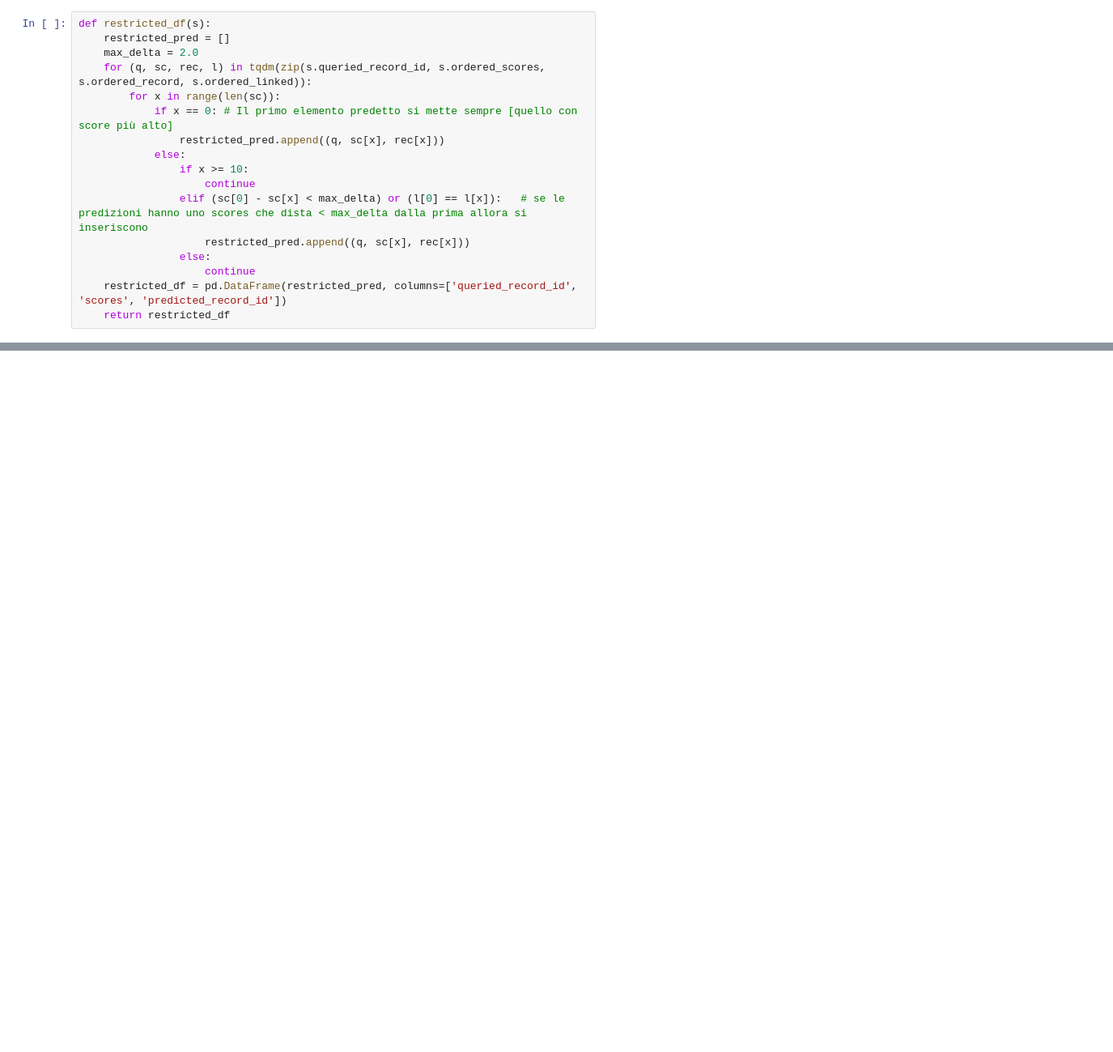
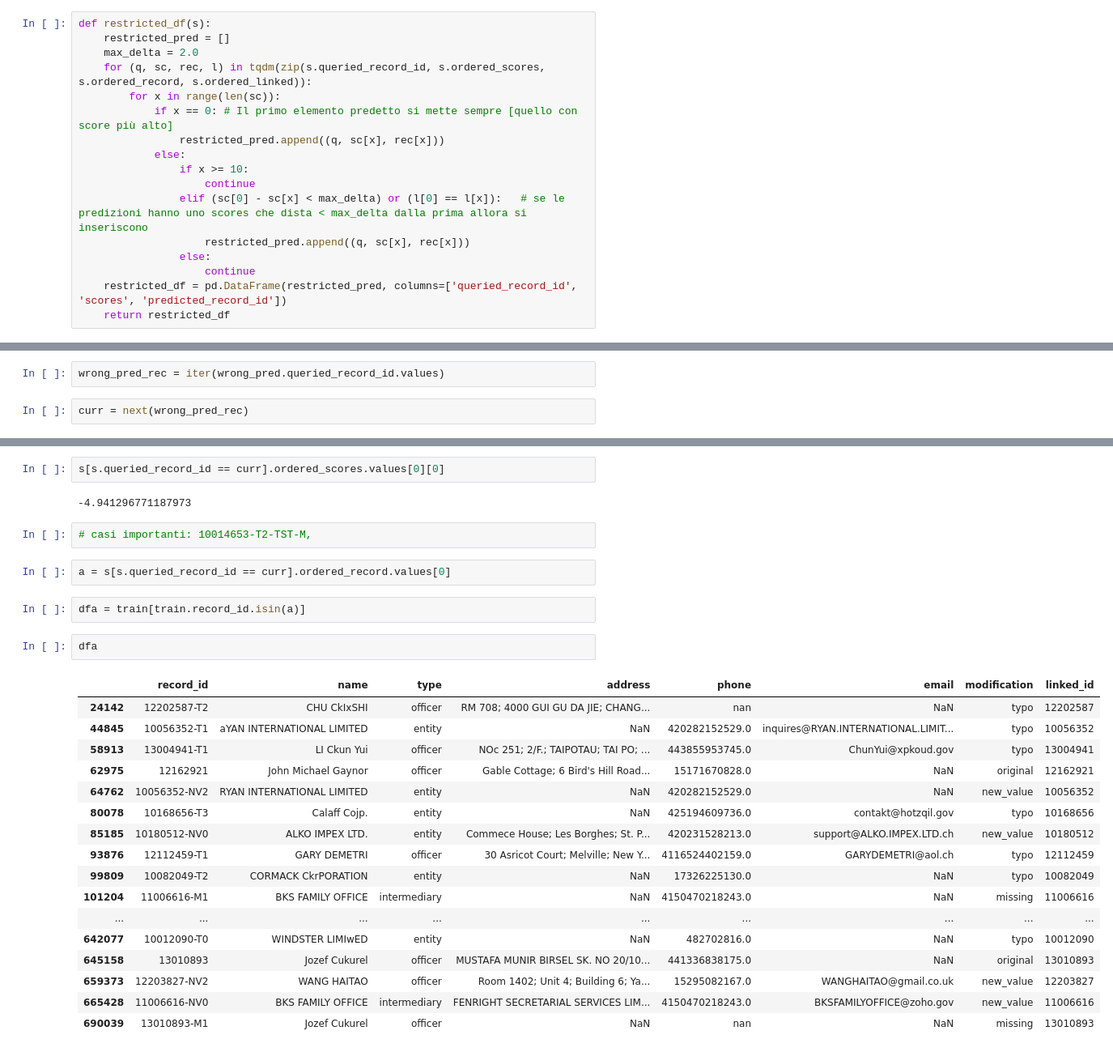
Before and after one commit to teomores/Oracle_HPC_contest, a Jupyter notebook: notebooks/Precision, Recall and more.ipynb, the cells around one changed output, grey strips where cells are left out. Shown at 81% size. Cells and saved outputs as stored; diff of their text form; blank space fills up the shorter version.

```diff
--- a/notebooks/Precision, Recall and more.ipynb
+++ b/notebooks/Precision, Recall and more.ipynb
@@ -272,0 +156,4 @@ sub[sub.queried_record_id == '15004001-T0-TST-CP']
+# %%
+wrong_pred_rec = iter(wrong_pred.queried_record_id.values)
+# %%
+curr = next(wrong_pred_rec)
@@ -272,0 +184,30 @@ sub[sub.queried_record_id == '15004001-T0-TST-CP']
+# %%
+s[s.queried_record_id == curr].ordered_scores.values[0][0]
+# %% [output]
+-4.941296771187973
+# %%
+# casi importanti: 10014653-T2-TST-M,
+# %%
+a = s[s.queried_record_id == curr].ordered_record.values[0]
+# %%
+dfa = train[train.record_id.isin(a)]
+# %%
+dfa
+# %% [output]
+|  | record_id | name | type | address | phone | email | modification | linked_id |
+| 24142 | 12202587-T2 | CHU CkIxSHI | officer | RM 708; 4000 GUI GU DA JIE; CHANG... | nan | NaN | typo | 12202587 |
+| 44845 | 10056352-T1 | aYAN INTERNATIONAL LIMITED | entity | NaN | 420282152529.0 | inquires@RYAN.INTERNATIONAL.LIMIT... | typo | 10056352 |
+| 58913 | 13004941-T1 | LI Ckun Yui | officer | NOc 251; 2/F.; TAIPOTAU; TAI PO; ... | 443855953745.0 | ChunYui@xpkoud.gov | typo | 13004941 |
+| 62975 | 12162921 | John Michael Gaynor | officer | Gable Cottage; 6 Bird's Hill Road... | 15171670828.0 | NaN | original | 12162921 |
+| 64762 | 10056352-NV2 | RYAN INTERNATIONAL LIMITED | entity | NaN | 420282152529.0 | NaN | new_value | 10056352 |
+| 80078 | 10168656-T3 | Calaff Cojp. | entity | NaN | 425194609736.0 | contakt@hotzqil.gov | typo | 10168656 |
+| 85185 | 10180512-NV0 | ALKO IMPEX LTD. | entity | Commece House; Les Borghes; St. P... | 420231528213.0 | support@ALKO.IMPEX.LTD.ch | new_value | 10180512 |
+| 93876 | 12112459-T1 | GARY DEMETRI | officer | 30 Asricot Court; Melville; New Y... | 4116524402159.0 | GARYDEMETRI@aol.ch | typo | 12112459 |
+| 99809 | 10082049-T2 | CORMACK CkrPORATION | entity | NaN | 17326225130.0 | NaN | typo | 10082049 |
+| 101204 | 11006616-M1 | BKS FAMILY OFFICE | intermediary | NaN | 4150470218243.0 | NaN | missing | 11006616 |
+| ... | ... | ... | ... | ... | ... | ... | ... | ... |
+| 642077 | 10012090-T0 | WINDSTER LIMIwED | entity | NaN | 482702816.0 | NaN | typo | 10012090 |
+| 645158 | 13010893 | Jozef Cukurel | officer | MUSTAFA MUNIR BIRSEL SK. NO 20/10... | 441336838175.0 | NaN | original | 13010893 |
+| 659373 | 12203827-NV2 | WANG HAITAO | officer | Room 1402; Unit 4; Building 6; Ya... | 15295082167.0 | WANGHAITAO@gmail.co.uk | new_value | 12203827 |
+| 665428 | 11006616-NV0 | BKS FAMILY OFFICE | intermediary | FENRIGHT SECRETARIAL SERVICES LIM... | 4150470218243.0 | BKSFAMILYOFFICE@zoho.gov | new_value | 11006616 |
+| 690039 | 13010893-M1 | Jozef Cukurel | officer | NaN | nan | NaN | missing | 13010893 |
```
Also changed, not shown: parts of 20 cells of this notebook, 5 other files.
